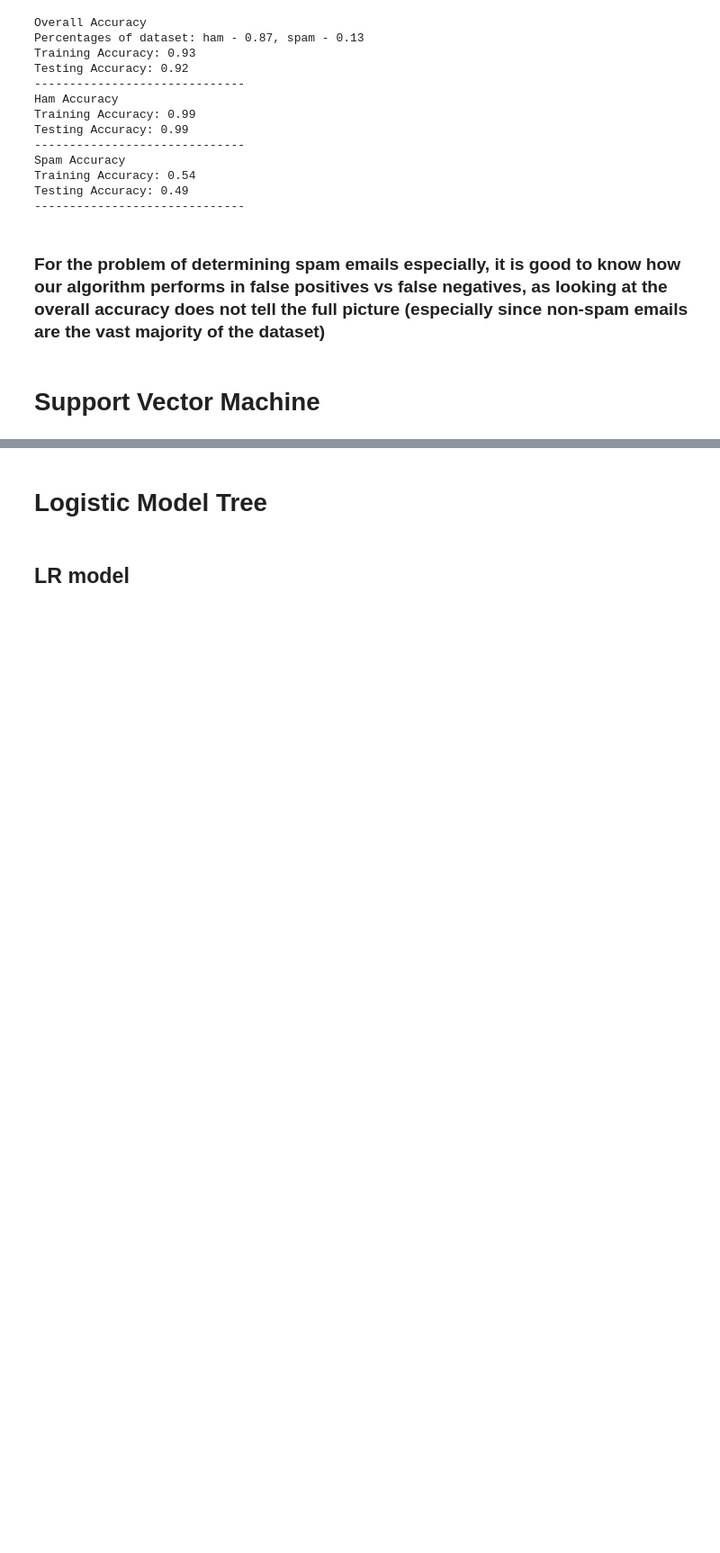
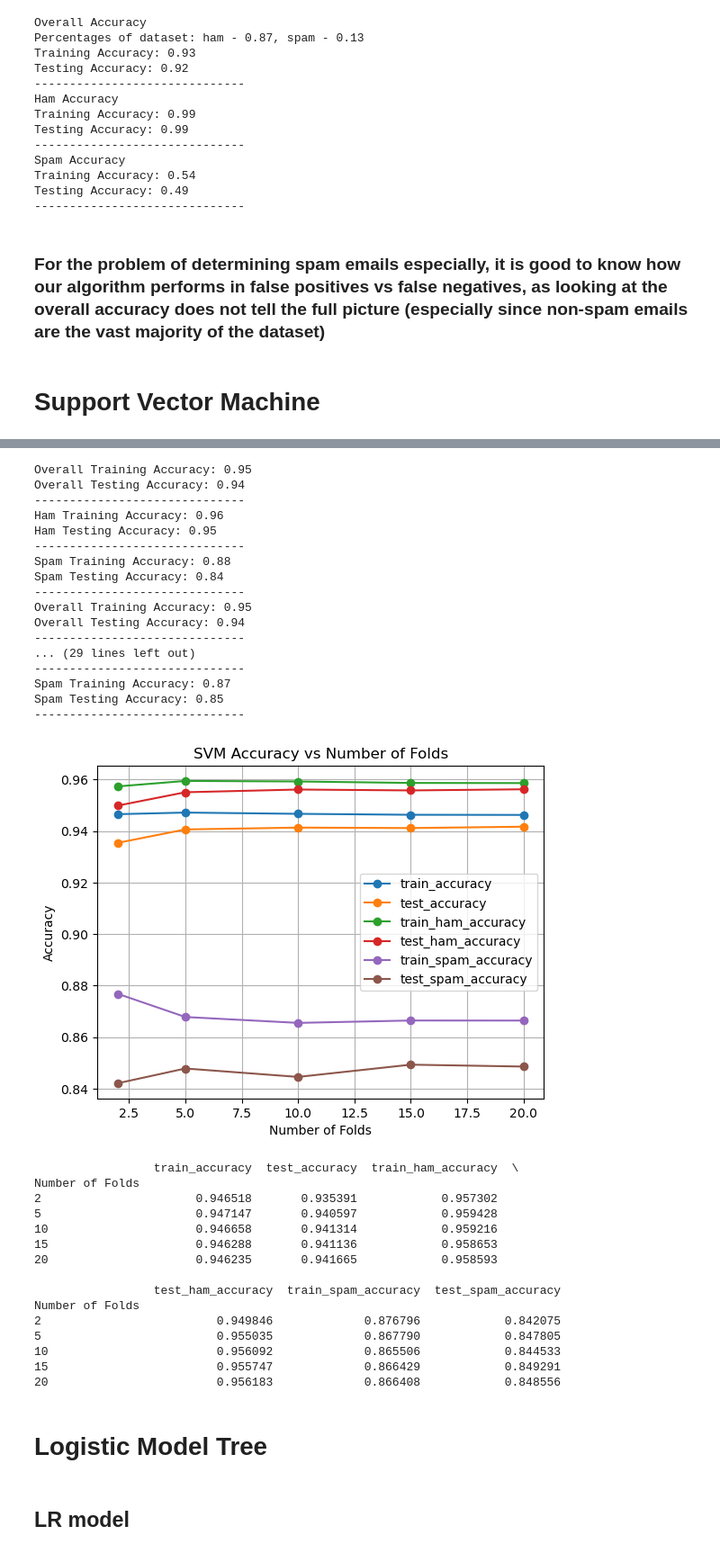
Before and after one commit to mintentha/spamDetection, a Jupyter notebook: spamDetection.ipynb, the cells around one changed output, grey strips where cells are left out. Shown at 90% size. Cells and saved outputs as stored; diff of their text form; code cells hidden in the pictures; blank space fills up the shorter version.

Commit message:
Added graphs by features and folds

```diff
--- a/spamDetection.ipynb
+++ b/spamDetection.ipynb
@@ -312,3 +326,69 @@ Testing Accuracy: 0.91
+# %%
+list_folds = [2, 5, 10, 15, 20]
+results = {'train_accuracy': [], 'test_accuracy': [],
+           'train_ham_accuracy': [], 'test_ham_accuracy': [],
+           'train_spam_accuracy': [], 'test_spam_accuracy': []}
+
+for folds in list_folds:
+    train_acc, test_acc, train_ham_acc, test_ham_acc, train_spam_acc, test_spam_acc = svm_test(folds=folds, max_features=100)
+    results['train_accuracy'].append(train_acc)
+    results['test_accuracy'].append(test_acc)
+    results['train_ham_accuracy'].append(train_ham_acc)
+    results['test_ham_accuracy'].append(test_ham_acc)
+    results['train_spam_accuracy'].append(train_spam_acc)
+    results['test_spam_accuracy'].append(test_spam_acc)
+
+# Plot the results
+for key in ['train_accuracy', 'test_accuracy', 'train_ham_accuracy', 'test_ham_accuracy', 'train_spam_accuracy', 'test_spam_accuracy']:
+    plt.plot(list_folds, results[key], marker='o', label=key)
+
+plt.title('SVM Accuracy vs Number of Folds')
+plt.xlabel('Number of Folds')
+plt.ylabel('Accuracy')
+plt.legend()
+plt.grid(True)
+plt.show()
+
+# Save the results in a DataFrame
+df_accuracies = pd.DataFrame(results, index=list_folds)
+df_accuracies.index.name = 'Number of Folds'
+print(df_accuracies)
+
+df_accuracies.to_csv('svm_accuracies_by_folds.csv', index=True)
+# %% [output]
+Overall Training Accuracy: 0.95
+Overall Testing Accuracy: 0.94
+------------------------------
+Ham Training Accuracy: 0.96
+Ham Testing Accuracy: 0.95
+------------------------------
+Spam Training Accuracy: 0.88
+Spam Testing Accuracy: 0.84
+------------------------------
+Overall Training Accuracy: 0.95
+Overall Testing Accuracy: 0.94
+------------------------------
+... (29 lines left out)
+------------------------------
+Spam Training Accuracy: 0.87
+Spam Testing Accuracy: 0.85
+------------------------------
+[figure, added]
+                 train_accuracy  test_accuracy  train_ham_accuracy  \
+Number of Folds
+2                      0.946518       0.935391            0.957302
+5                      0.947147       0.940597            0.959428
+10                     0.946658       0.941314            0.959216
+15                     0.946288       0.941136            0.958653
+20                     0.946235       0.941665            0.958593
+
+                 test_ham_accuracy  train_spam_accuracy  test_spam_accuracy
+Number of Folds
+2                         0.949846             0.876796            0.842075
+5                         0.955035             0.867790            0.847805
+10                        0.956092             0.865506            0.844533
+15                        0.955747             0.866429            0.849291
+20                        0.956183             0.866408            0.848556
 # %% [markdown]
 # Logistic Model Tree
 # %% [markdown]
```
Also changed, not shown: parts of 6 cells of this notebook, 4 other files.
